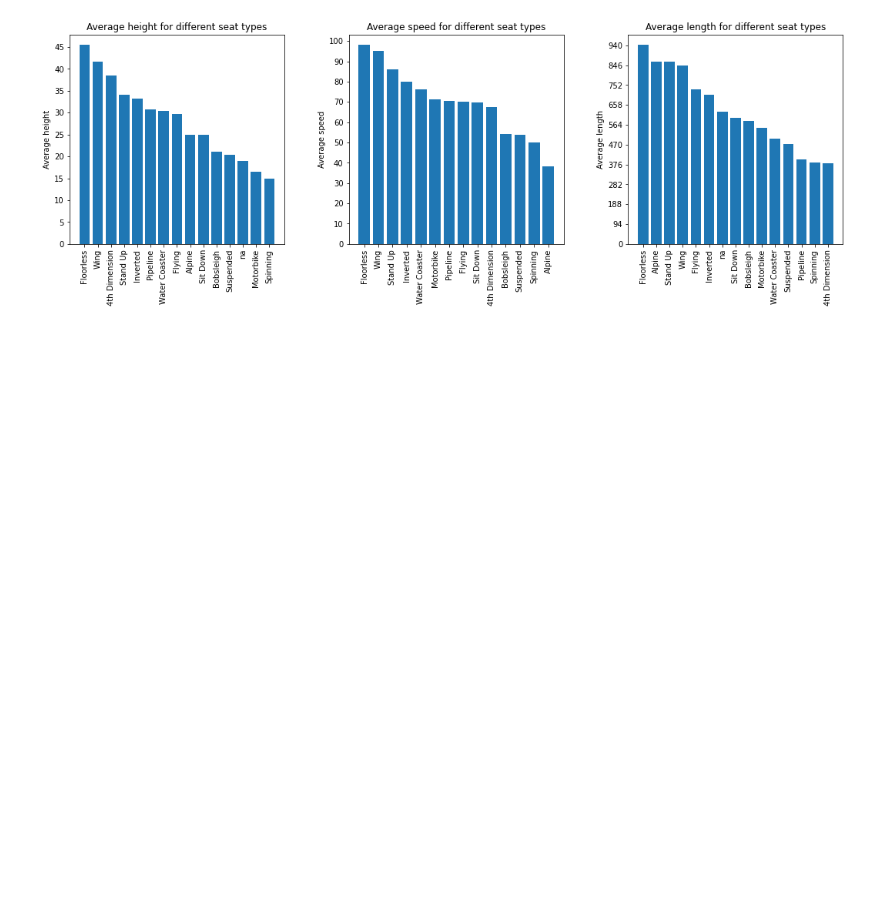
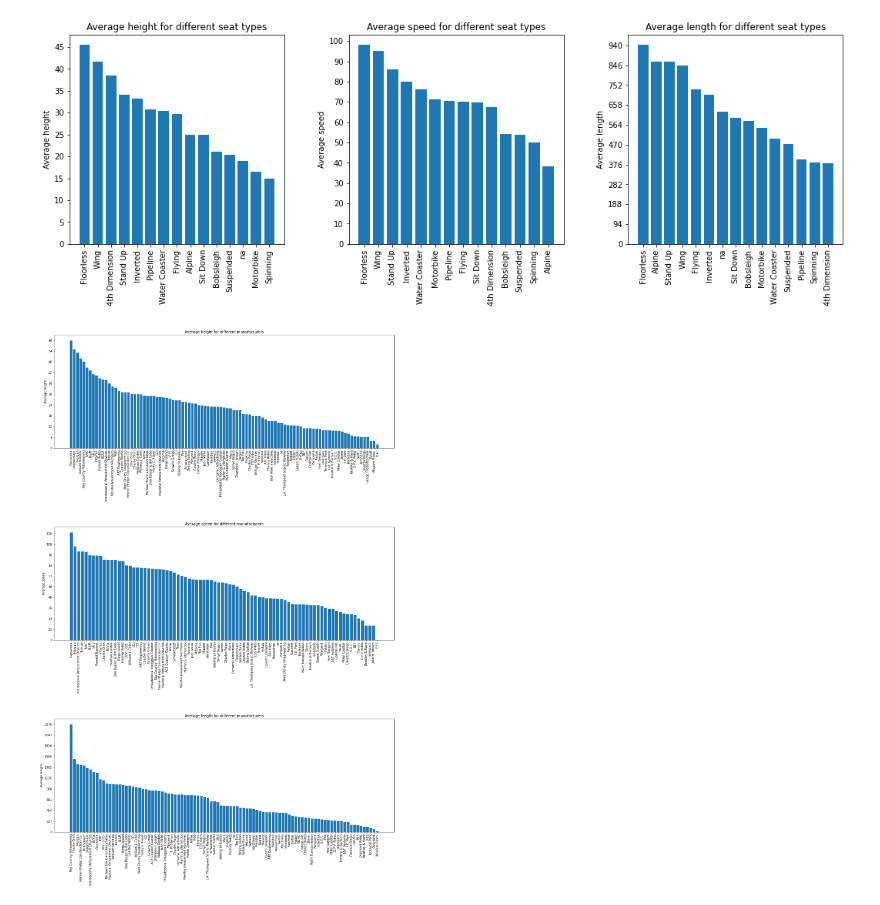
Before and after one commit to ZHSergio/Roller_Coasters, a Jupyter notebook: Roller Coasters.ipynb, the cells around one changed output. Drawn from its saved outputs; the diff is of its cells as text; code cells hidden in the pictures; blank space fills up the shorter version.

Commit message:
Manufacturers focus analyze added

```diff
--- a/Roller Coasters.ipynb
+++ b/Roller Coasters.ipynb
@@ -218,0 +216,23 @@ Do amusement parks have any specialties?  TODO
+# %%
+def manufacturer_influence(df, rc_char):
+    ax = plt.gca()
+    data = df[['manufacturer', rc_char]].copy()
+    mean_char = data.groupby('manufacturer').mean().reset_index().dropna()
+    mean_char.sort_values(rc_char, ascending=False, inplace=True)
+    plt.bar(mean_char.manufacturer, mean_char[rc_char])
+    ax.set_xticklabels(mean_char.manufacturer, rotation=90)
+    max_y = int(mean_char[rc_char].max()) + 5
+    ax.set_yticks(range(0, max_y, int(max_y / 10)))
+    plt.ylabel('Average ' + rc_char)
+    plt.title('Average {} for different manufacturers'.format(rc_char))
+
+plt.figure(figsize=(20, 30))
+plt.subplots_adjust(hspace=0.7)
+plt.subplot(3, 1, 1)
+manufacturer_influence(roller_coasters, 'height')
+plt.subplot(3, 1, 2)
+manufacturer_influence(roller_coasters, 'speed')
+plt.subplot(3, 1, 3)
+manufacturer_influence(roller_coasters, 'length')
+# %% [output]
+[figure, added]
```
Also changed, not shown: parts of 5 cells of this notebook.
